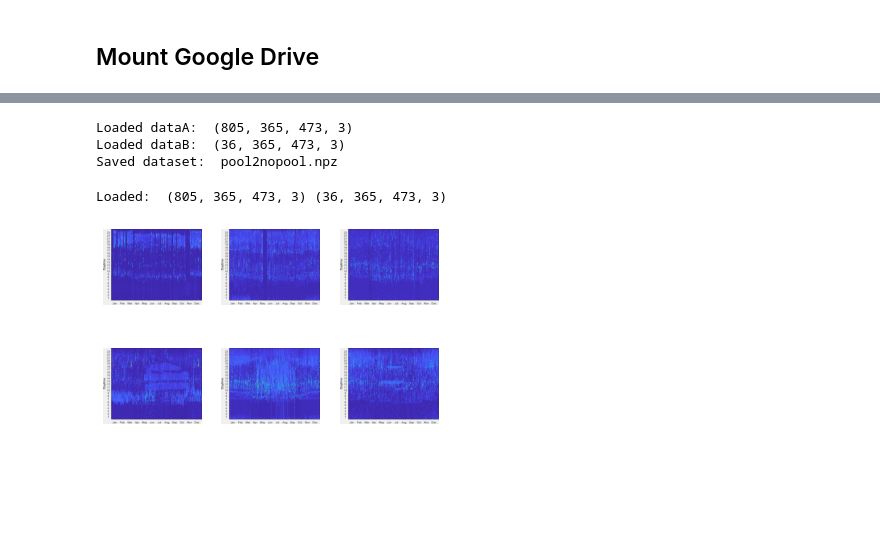
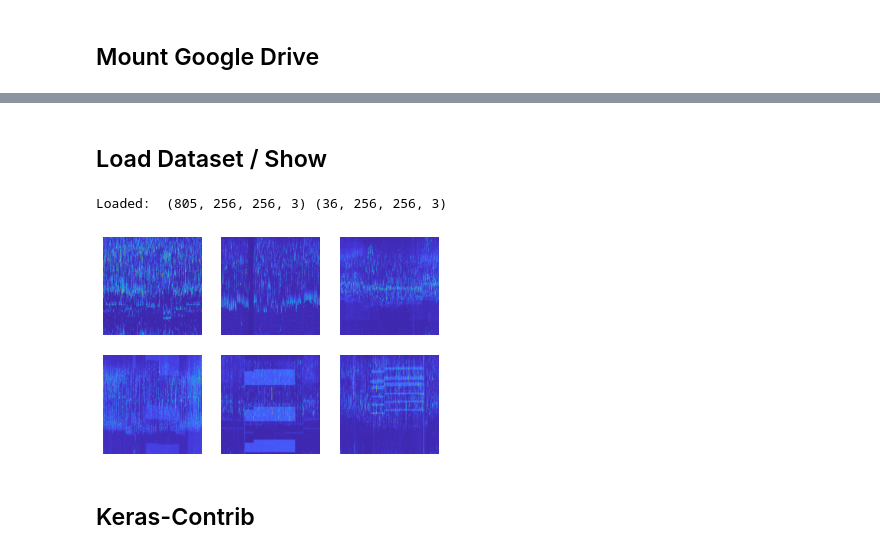
Before and after one commit to Mario2712/CycleGAN, a Jupyter notebook: CycleGAN_20200520.ipynb, the cells around one changed output, grey strips where cells are left out. Drawn from its saved outputs; the diff is of its cells as text; code cells hidden in the pictures; blank space fills up the shorter version.

```diff
--- a/CycleGAN_20200520.ipynb
+++ b/CycleGAN_20200520.ipynb
@@ -33,49 +55,30 @@ def load_images(path, size=(365,473)):
-# %%
-# dataset path
-path = '/content/'
-# load dataset A
-dataA1 = load_images(path + 'noPool/')
-#dataAB = load_images(path + 'testA/')
-dataA = dataA1.copy()
-#dataA = vstack((dataA1, dataAB))
-print('Loaded dataA: ', dataA.shape)
-# load dataset B
-dataB1 = load_images(path + 'Pool/')
-#dataB2 = load_images(path + 'testB/')
-dataB = dataB1.copy()
-#dataB = vstack((dataB1, dataB2))
-print('Loaded dataB: ', dataB.shape)
-# save as compressed numpy array
-filename = 'pool2nopool.npz'
-savez_compressed(filename, dataA, dataB)
-print('Saved dataset: ', filename)
-# %% [output]
-Loaded dataA:  (805, 365, 473, 3)
-Loaded dataB:  (36, 365, 473, 3)
-Saved dataset:  pool2nopool.npz
+# %% [markdown]
+## Load Dataset / Show
 # %%
 # load and plot the prepared dataset
 from numpy import load
 from matplotlib import pyplot
 # load the dataset
-data = load('pool2nopool.npz')
+data = load('nopool2pool_256.npz')
 dataA, dataB = data['arr_0'], data['arr_1']
 print('Loaded: ', dataA.shape, dataB.shape)
 # plot source images
 n_samples = 3
 for i in range(n_samples):
-	pyplot.subplot(2, n_samples, 1 + i)
-	pyplot.axis('off')
-	pyplot.imshow(dataA[i].astype('uint8'))
+  pyplot.subplot(2, n_samples, 1 + i)
+  pyplot.axis('off')
+  pyplot.imshow(dataA[i].astype('uint8'))
 # plot target image
 for i in range(n_samples):
-	pyplot.subplot(2, n_samples, 1 + n_samples + i)
-	pyplot.axis('off')
-	pyplot.imshow(dataB[i].astype('uint8'))
+  pyplot.subplot(2, n_samples, 1 + n_samples + i)
+  pyplot.axis('off')
+  pyplot.imshow(dataB[i].astype('uint8'))
 pyplot.show()
 # %% [output]
-Loaded:  (805, 365, 473, 3) (36, 365, 473, 3)
+Loaded:  (805, 256, 256, 3) (36, 256, 256, 3)
-[figure, old version]
+[figure, new version]
+# %% [markdown]
+## Keras-Contrib
 # %%
 !pip install git+https://www.github.com/keras-team/keras-contrib.git
 # %% [output]
```
Also changed, not shown: parts of 26 cells of this notebook.
